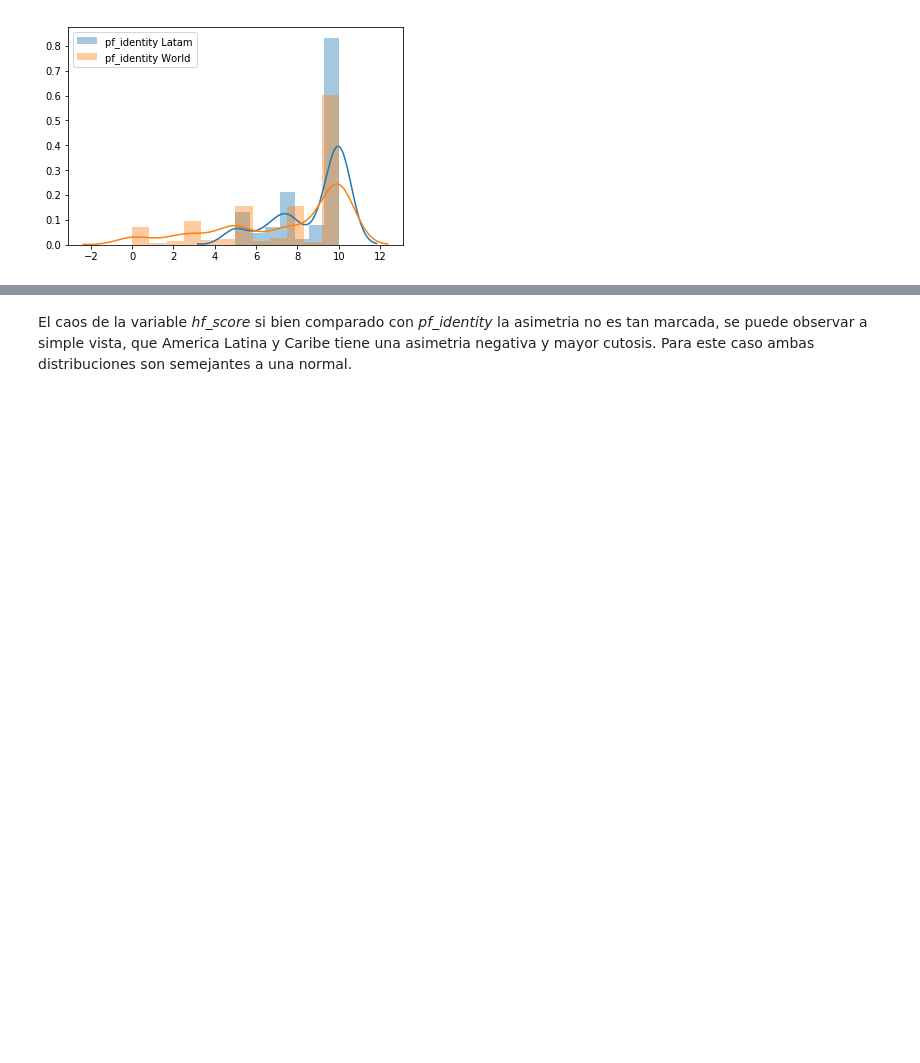
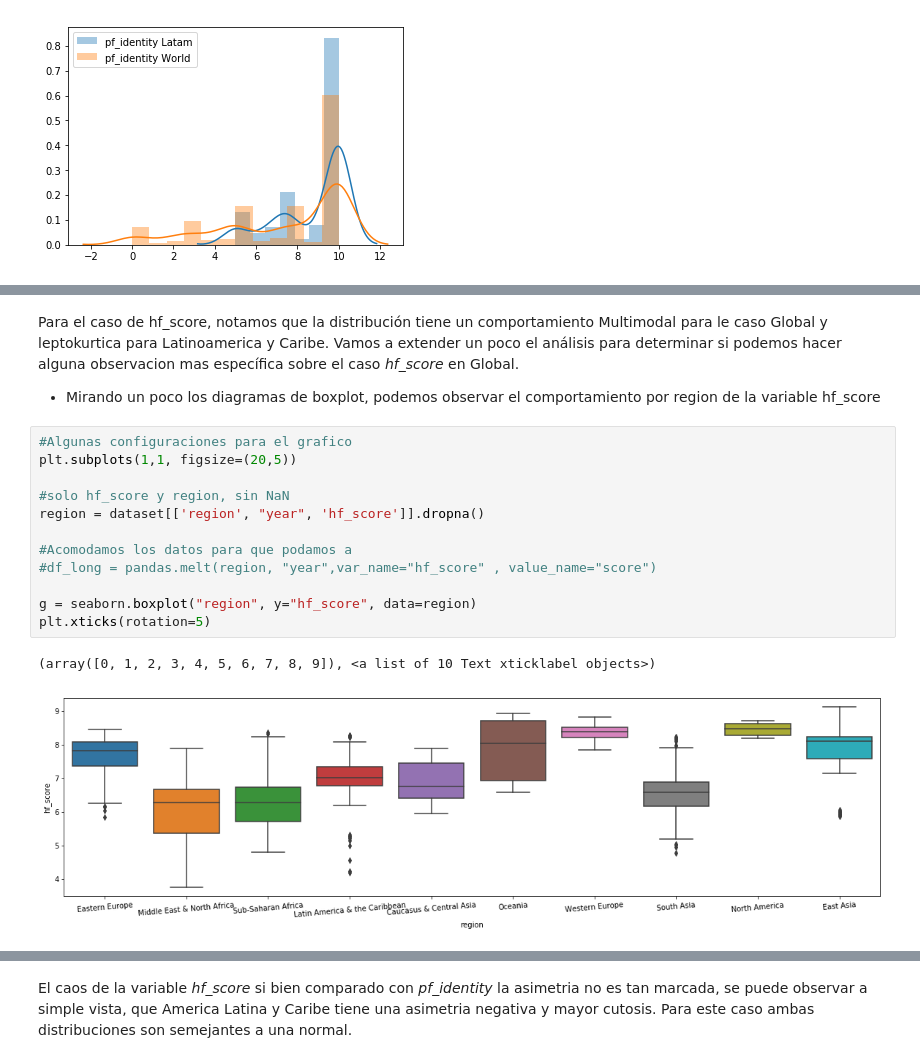
Before and after one commit to manquius/diplodatos_ayv, a Jupyter notebook: 02_practico_Sebastian.ipynb, the cells around one changed output, grey strips where cells are left out. Saved outputs shown, nothing was run; the diff lists cells and outputs as text; blank space fills up the shorter version.

```diff
--- a/02_practico_Sebastian.ipynb
+++ b/02_practico_Sebastian.ipynb
@@ -311,0 +319,18 @@ plt.legend()
+# %% [markdown]
+Para el caso de hf_score, notamos que la distribución tiene un comportamiento Multimodal para le caso Global y leptokurtica para Latinoamerica y Caribe. Vamos a extender un poco el análisis para determinar si podemos hacer alguna observacion mas específica sobre el caso *hf_score* en Global.
+- Mirando un poco los diagramas de boxplot, podemos observar el comportamiento por region de la variable hf_score
+# %%
+#Algunas configuraciones para el grafico
+plt.subplots(1,1, figsize=(20,5))
+
+#solo hf_score y region, sin NaN
+region = dataset[['region', "year", 'hf_score']].dropna()
+
+#Acomodamos los datos para que podamos a
+#df_long = pandas.melt(region, "year",var_name="hf_score" , value_name="score")
+
+g = seaborn.boxplot("region", y="hf_score", data=region)
+plt.xticks(rotation=5)
+# %% [output]
+(array([0, 1, 2, 3, 4, 5, 6, 7, 8, 9]), <a list of 10 Text xticklabel objects>)
+[figure, added]
```
Also changed, not shown: parts of 14 cells of this notebook.
